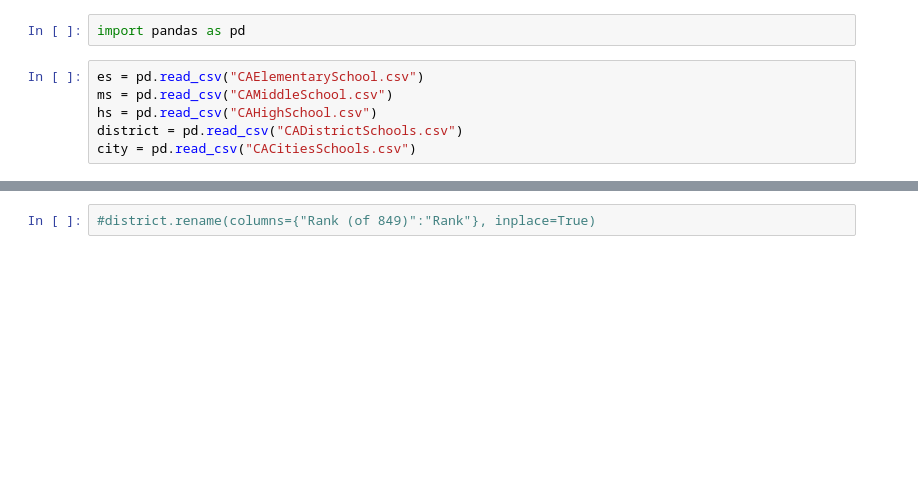
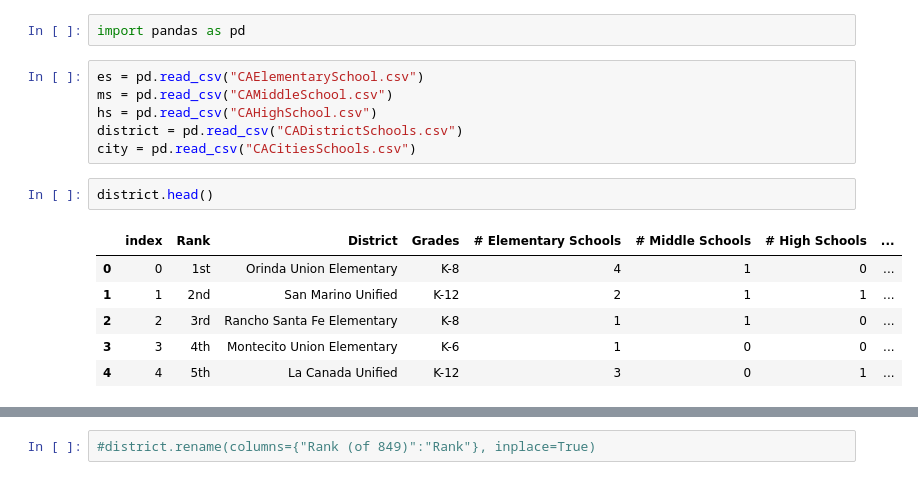
Before and after one commit to SUSA-org/HousingCrisisAPP, a Jupyter notebook: concat_education_data.ipynb, the cells around one changed output, grey strips where cells are left out. Saved outputs shown, nothing was run; the diff lists cells and outputs as text; blank space fills up the shorter version.

```diff
--- a/concat_education_data.ipynb
+++ b/concat_education_data.ipynb
@@ -6,3 +6,12 @@ ms = pd.read_csv("CAMiddleSchool.csv")
 hs = pd.read_csv("CAHighSchool.csv")
 district = pd.read_csv("CADistrictSchools.csv")
 city = pd.read_csv("CACitiesSchools.csv")
+# %%
+district.head()
+# %% [output]
+|  | index | Rank | District | Grades | # Elementary Schools | # Middle Schools | # High Schools | ... |
+| 0 | 0 | 1st | Orinda Union Elementary | K-8 | 4 | 1 | 0 | ... |
+| 1 | 1 | 2nd | San Marino Unified | K-12 | 2 | 1 | 1 | ... |
+| 2 | 2 | 3rd | Rancho Santa Fe Elementary | K-8 | 1 | 1 | 0 | ... |
+| 3 | 3 | 4th | Montecito Union Elementary | K-6 | 1 | 0 | 0 | ... |
+| 4 | 4 | 5th | La Canada Unified | K-12 | 3 | 0 | 1 | ... |
```
Also changed, not shown: parts of 1 cell of this notebook, 2 other files.
